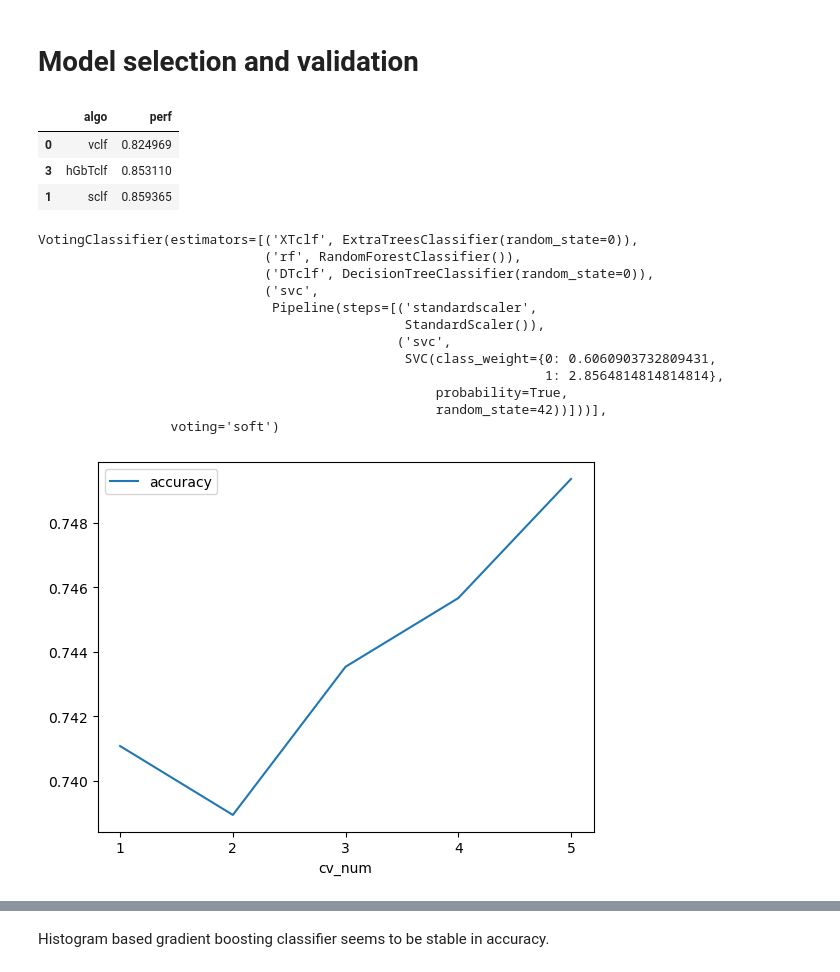
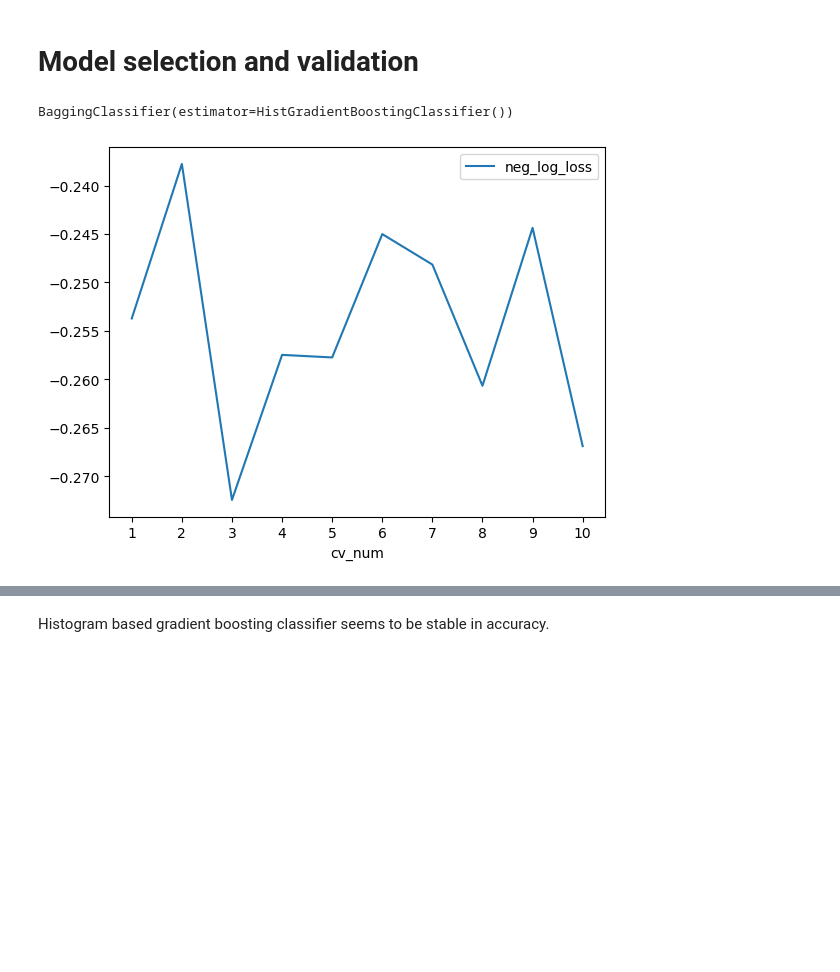
Before and after one commit to phenixMaster/ICR, a Jupyter notebook: icr-analysis-python.ipynb, the cells around one changed output, grey strips where cells are left out. Saved outputs shown, nothing was run; the diff lists cells and outputs as text; code cells hidden in the pictures; blank space fills up the shorter version.

```diff
--- a/icr-analysis-python.ipynb
+++ b/icr-analysis-python.ipynb
@@ -130,11 +130,12 @@ dataset_df[num_var] = pd.DataFrame(scaled_var)
  ### data splitting
 # %%
 from sklearn.model_selection import train_test_split
+dataset_df = dataset_df.drop("Id",axis = 1)
 y = dataset_df["Class"]
 train0, test = train_test_split(dataset_df,test_size = 0.2,
                                 stratify=dataset_df.Class, random_state=42)
-train, valid = train_test_split(train0,test_size = 0.2,
-                                stratify=train0.Class, random_state=42)
+#train, valid = train_test_split(train0,test_size = 0.2,
+                                #stratify=train0.Class, random_state=42)
 # %% [markdown]
 #  Model testing
 # %%
@@ -288,17 +291,17 @@ def modelValidationCurve(model,train_data,y_train,cv: int):
     for step in range(1,cv+1):
         fit = model.fit(train_data,y_train)
         #fit = make_pipeline(preprocessing.StandardScaler(), model_dict[model])
-        result =  cross_val_score(fit,train_data,y_train,scoring='balanced_accuracy',cv = 2).mean()
+        result =  cross_val_score(fit,train_data,y_train,scoring='neg_log_loss',cv = 2).mean()
         #print(results)
         num_cv.append(step)
         results.append(result)
    # print(f"\n{model} mean score : {sum(results)/cv} \n" )
     dict0 = {"cv_num" : num_cv,
-                "accuracy" : results}
+                "neg_log_loss" : results}
     perf_df = (pd.DataFrame(data = dict0,index = None))
     print(model)
     perf_df.plot(x = "cv_num",
-                 y = "accuracy",
+                 y = "neg_log_loss",
                  kind = "line",
              xticks = list(range(1,cv+1)),
              legend = "{ }"
@@ -306,15 +309,10 @@ def modelValidationCurve(model,train_data,y_train,cv: int):
     #return perf_df
 # %%
 # 1st models selection with cross_val = 10
-perf1 = fitModel(model_dict = model_dict2,
-                 train_data = train0[num_var],
-                 y_train = train0["Class"],
-                 cv=5)
-perf1.iloc[-3:,:]
+#perf1 = fitModel(model_dict = model_dict2,
+                 #train_data = train0[num_var],
+                 #y_train = train0["Class"],
+                 #cv=5)
+#perf1.iloc[-3:,:]
-# %% [output]
-|  | algo | perf |
-| 0 | vclf | 0.824969 |
-| 3 | hGbTclf | 0.853110 |
-| 1 | sclf | 0.859365 |
 # %%
 # model selection dict
@@ -326,19 +324,8 @@ model_dict3 = {
 # %%
 # model selection : visualise model perf
-modelValidationCurve(vclf,
-                     train_data = train0[num_var],y_train = train0["Class"],cv = 5)
+modelValidationCurve(bagclf,
+                     train_data = train0[num_var],y_train = train0["Class"],cv = 10)
 # %% [output]
-VotingClassifier(estimators=[('XTclf', ExtraTreesClassifier(random_state=0)),
-                             ('rf', RandomForestClassifier()),
-                             ('DTclf', DecisionTreeClassifier(random_state=0)),
-                             ('svc',
-                              Pipeline(steps=[('standardscaler',
-                                               StandardScaler()),
-                                              ('svc',
-                                               SVC(class_weight={0: 0.6060903732809431,
-                                                                 1: 2.8564814814814814},
-                                                   probability=True,
-                                                   random_state=42))]))],
-                 voting='soft')
+BaggingClassifier(estimator=HistGradientBoostingClassifier())
-[figure, old version]
+[figure, new version]
 # %%
```
Also changed, not shown: parts of 25 cells of this notebook.
